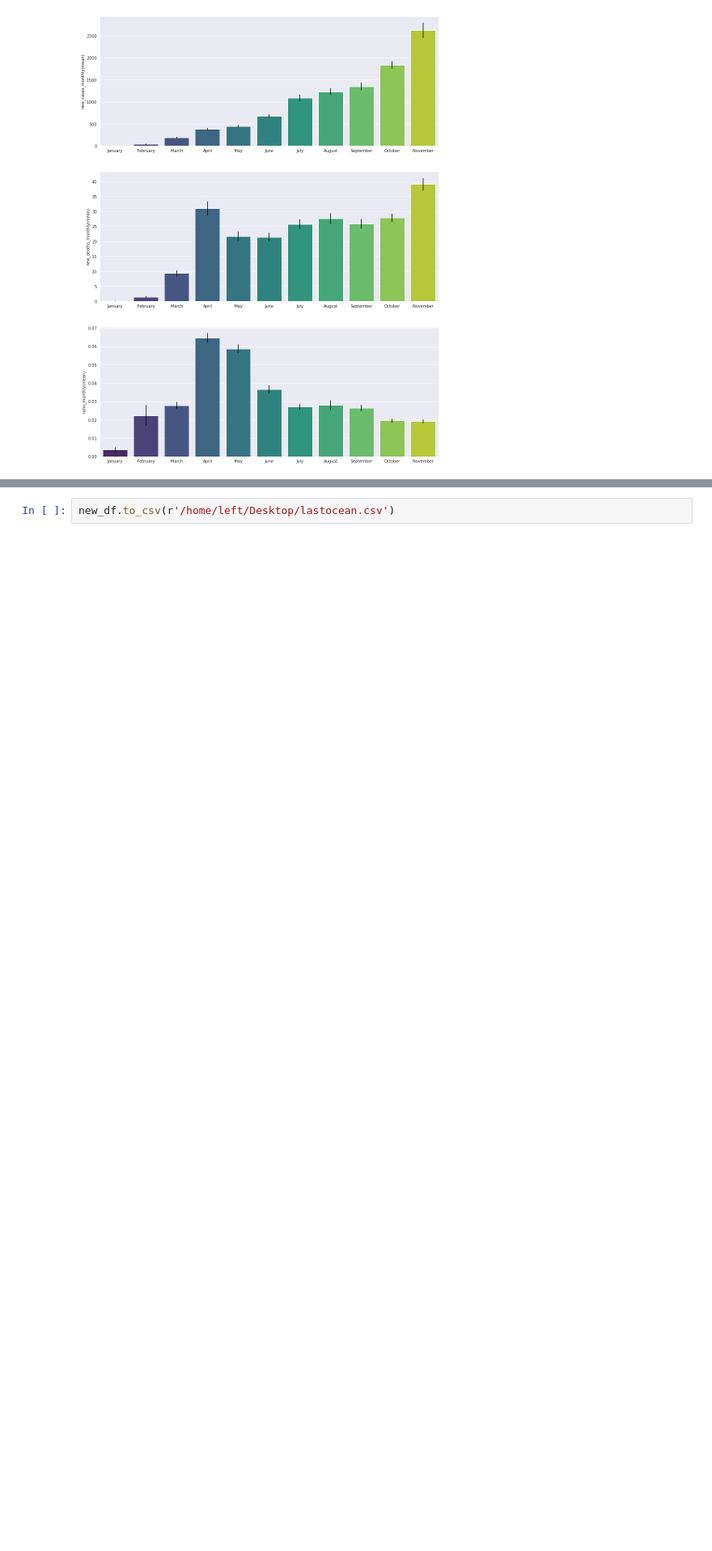
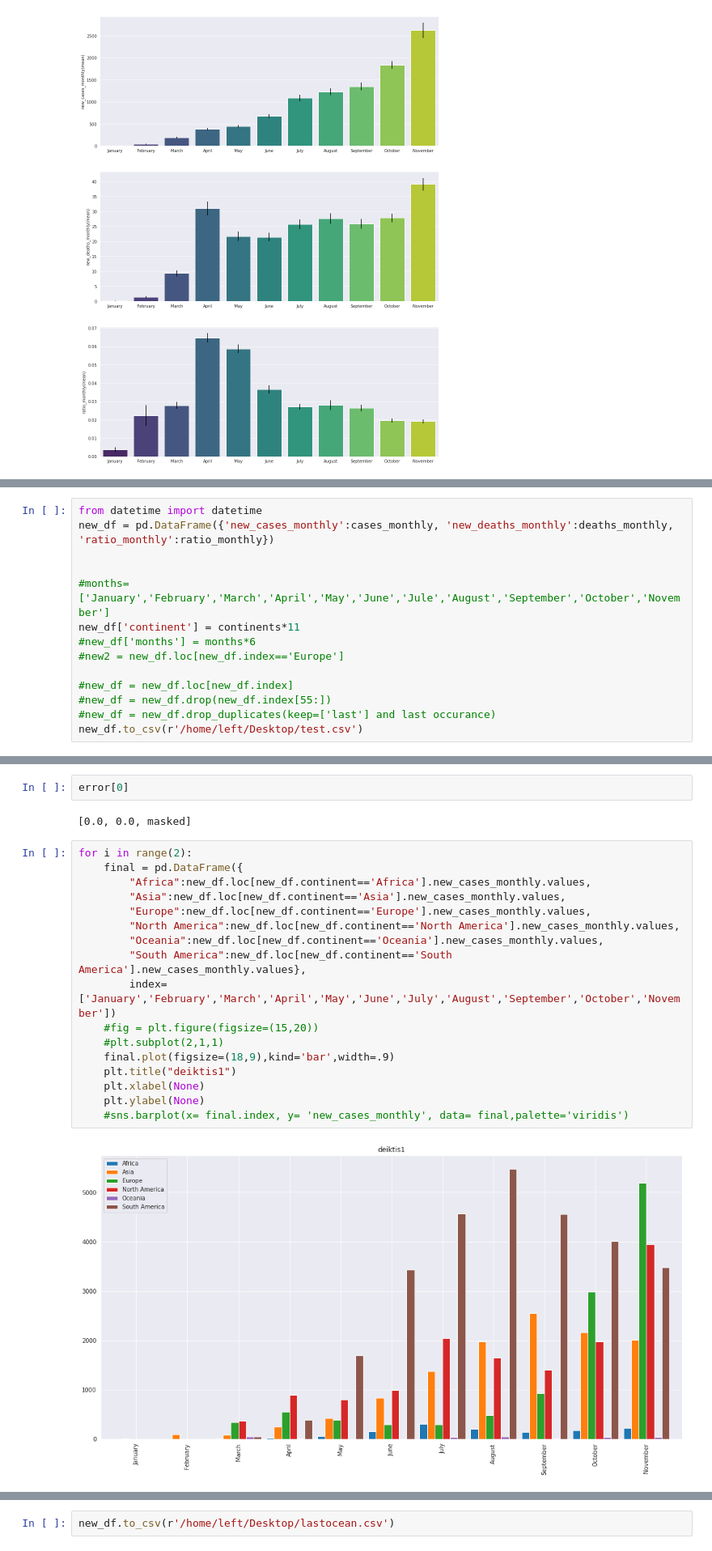
Before and after one commit to lkostakis/data-mining-covid19, a Jupyter notebook: ask4.ipynb, the cells around one changed output, grey strips where cells are left out. Shown at 81% size. Saved outputs shown, nothing was run; the diff lists cells and outputs as text; blank space fills up the shorter version.

```diff
--- a/ask4.ipynb
+++ b/ask4.ipynb
@@ -424,0 +409,14 @@ ratio_monthly
+# %%
+from datetime import datetime
+new_df = pd.DataFrame({'new_cases_monthly':cases_monthly, 'new_deaths_monthly':deaths_monthly, 'ratio_monthly':ratio_monthly})
+
+
+#months=['January','February','March','April','May','June','Jule','August','September','October','November']
+new_df['continent'] = continents*11
+#new_df['months'] = months*6
+#new2 = new_df.loc[new_df.index=='Europe']
+
+#new_df = new_df.loc[new_df.index]
+#new_df = new_df.drop(new_df.index[55:])
+#new_df = new_df.drop_duplicates(keep=['last'] and last occurance)
+new_df.to_csv(r'/home/left/Desktop/test.csv')
@@ -424,0 +445,23 @@ ratio_monthly
+# %%
+error[0]
+# %% [output]
+[0.0, 0.0, masked]
+# %%
+for i in range(2):
+    final = pd.DataFrame({
+        "Africa":new_df.loc[new_df.continent=='Africa'].new_cases_monthly.values,
+        "Asia":new_df.loc[new_df.continent=='Asia'].new_cases_monthly.values,
+        "Europe":new_df.loc[new_df.continent=='Europe'].new_cases_monthly.values,
+        "North America":new_df.loc[new_df.continent=='North America'].new_cases_monthly.values,
+        "Oceania":new_df.loc[new_df.continent=='Oceania'].new_cases_monthly.values,
+        "South America":new_df.loc[new_df.continent=='South America'].new_cases_monthly.values},
+        index=['January','February','March','April','May','June','July','August','September','October','November'])
+    #fig = plt.figure(figsize=(15,20))
+    #plt.subplot(2,1,1)
+    final.plot(figsize=(18,9),kind='bar',width=.9)
+    plt.title("deiktis1")
+    plt.xlabel(None)
+    plt.ylabel(None)
+    #sns.barplot(x= final.index, y= 'new_cases_monthly', data= final,palette='viridis')
+# %% [output]
+[figure, added]
```
Also changed, not shown: parts of 9 cells of this notebook.
